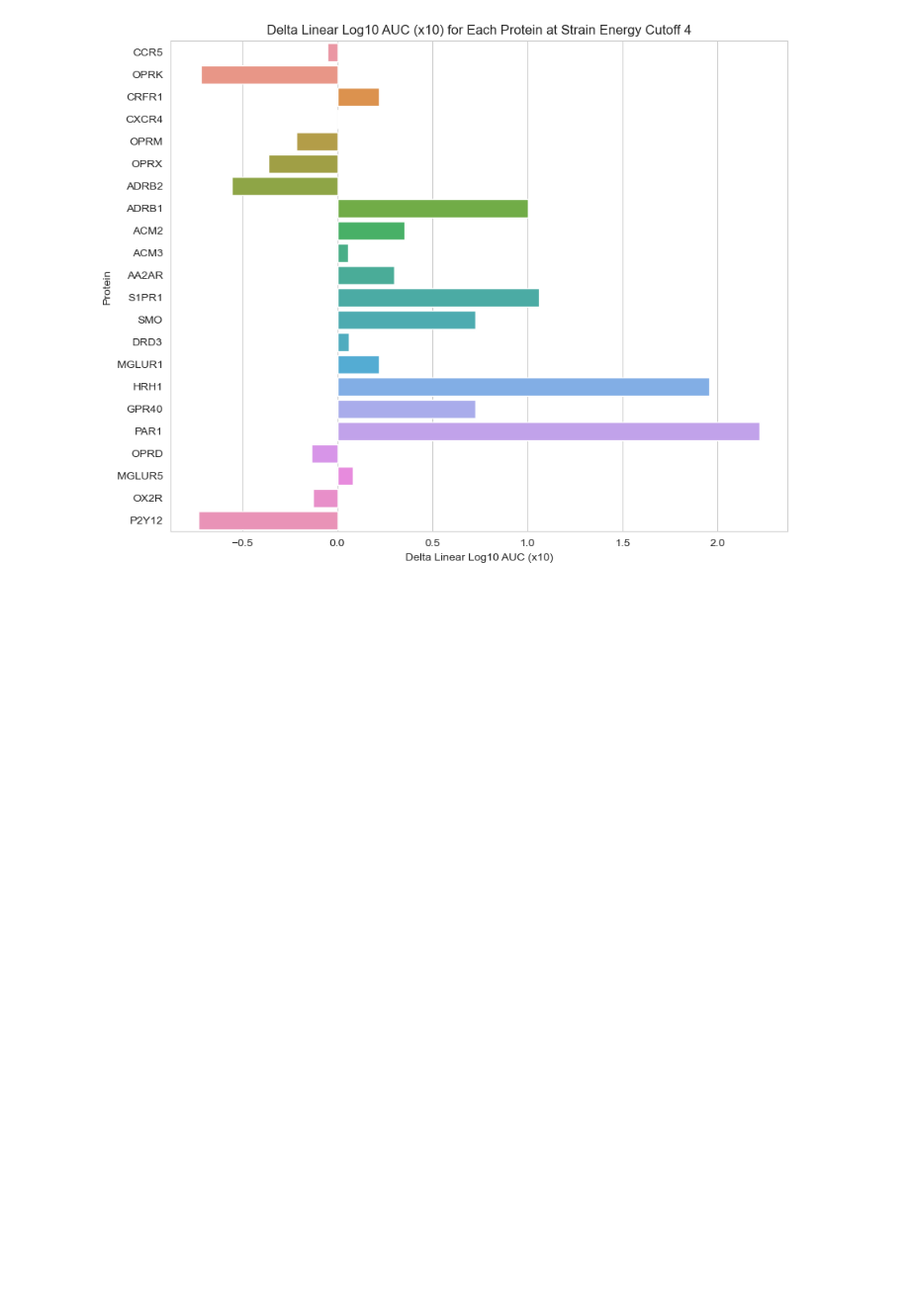
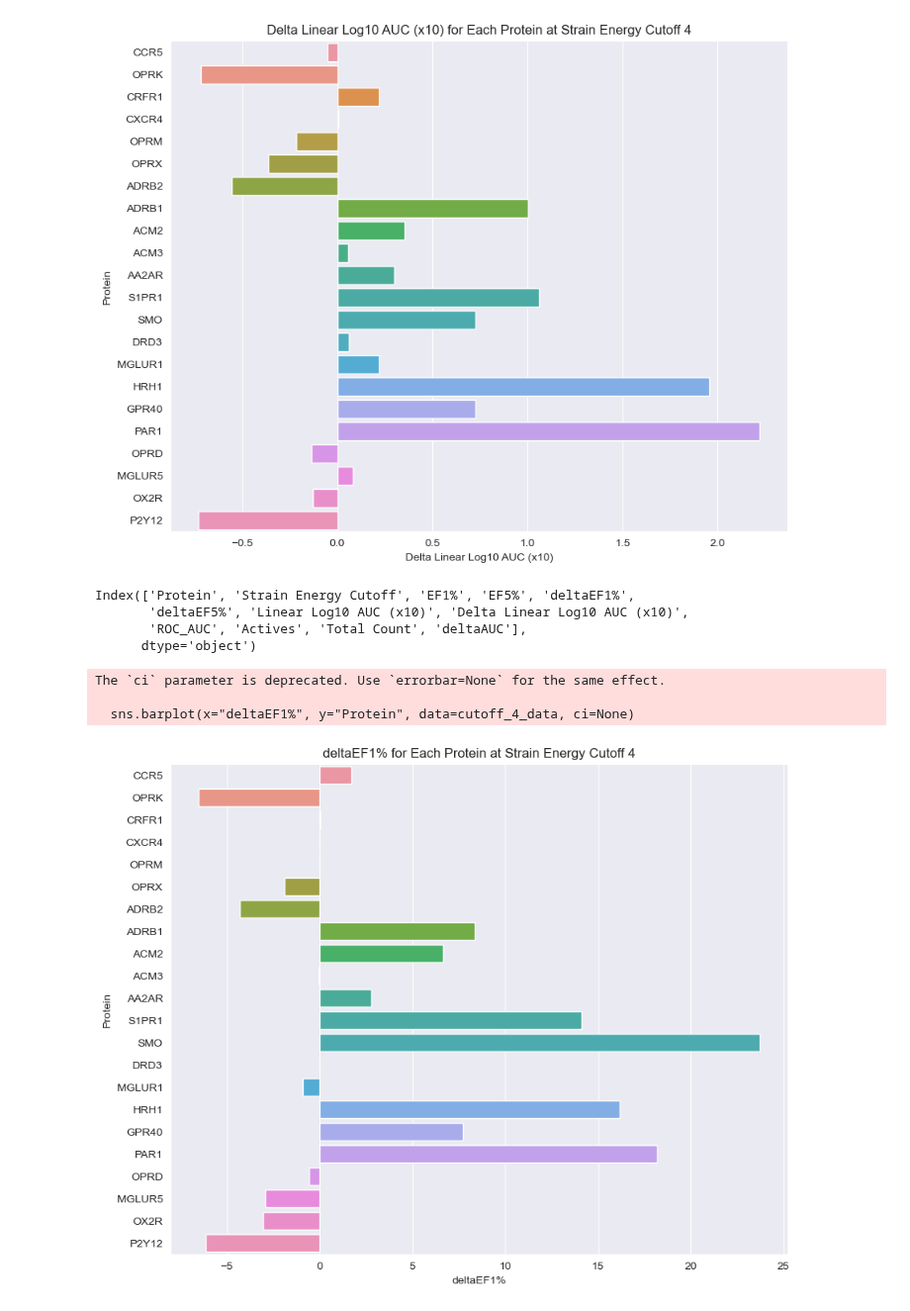
Before and after one commit to DKchemistry/chembl, a Jupyter notebook: GPCR-Bench-master/papermill/combined_data_analysis.ipynb, the cells around one changed output. Shown at 99% size. Cells and saved outputs as stored; diff of their text form; code cells hidden in the pictures; blank space fills up the shorter version.

```diff
--- a/GPCR-Bench-master/papermill/combined_data_analysis.ipynb
+++ b/GPCR-Bench-master/papermill/combined_data_analysis.ipynb
@@ -63,8 +62,6 @@ plt.show()
 # %% [output]
 [figure]
 # %%
-# Setting the aesthetics for the plots
-sns.set_style("whitegrid")
 plt.figure(figsize=(20, 15))
 
 # Define the metrics to plot
@@ -101,3 +98,24 @@ The `ci` parameter is deprecated. Use `errorbar=None` for the same effect.
 
   sns.barplot(x="Delta Linear Log10 AUC (x10)", y="Protein", data=cutoff_4_data, ci=None)
 [figure]
+# %%
+data.columns
+# %% [output]
+Index(['Protein', 'Strain Energy Cutoff', 'EF1%', 'EF5%', 'deltaEF1%',
+       'deltaEF5%', 'Linear Log10 AUC (x10)', 'Delta Linear Log10 AUC (x10)',
+       'ROC_AUC', 'Actives', 'Total Count', 'deltaAUC'],
+      dtype='object')
+# %%
+# Create a barplot plot of deltaEF1% for cutoff 4
+plt.figure(figsize=(10, 8))
+sns.barplot(x="deltaEF1%", y="Protein", data=cutoff_4_data, ci=None)
+plt.title("deltaEF1% for Each Protein at Strain Energy Cutoff 4")
+plt.xlabel("deltaEF1%")
+plt.ylabel("Protein")
+
+plt.show()
+# %% [output]
+The `ci` parameter is deprecated. Use `errorbar=None` for the same effect.
+
+  sns.barplot(x="deltaEF1%", y="Protein", data=cutoff_4_data, ci=None)
+[figure, added]
```
Also changed, not shown: parts of 4 cells of this notebook.
